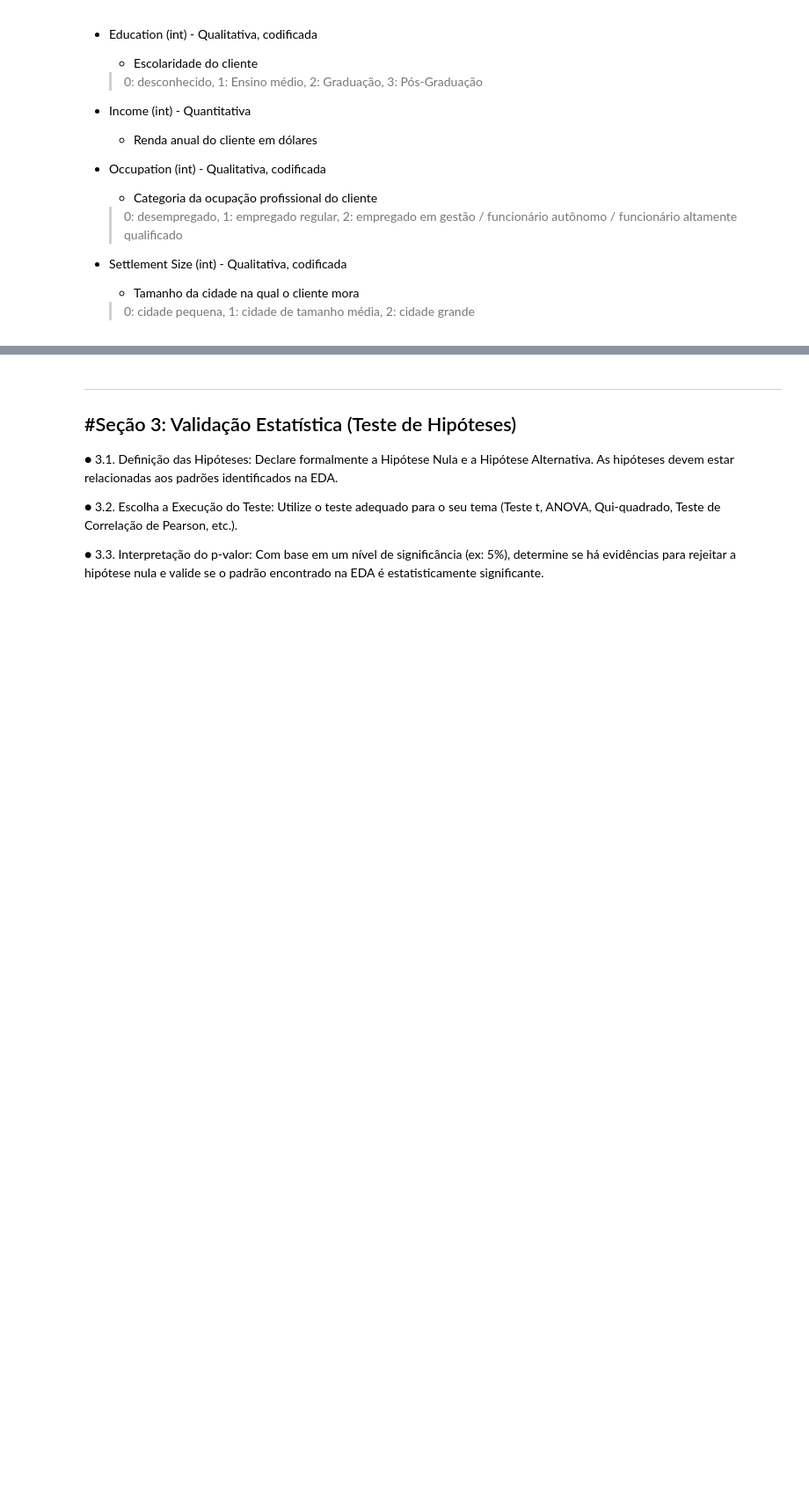
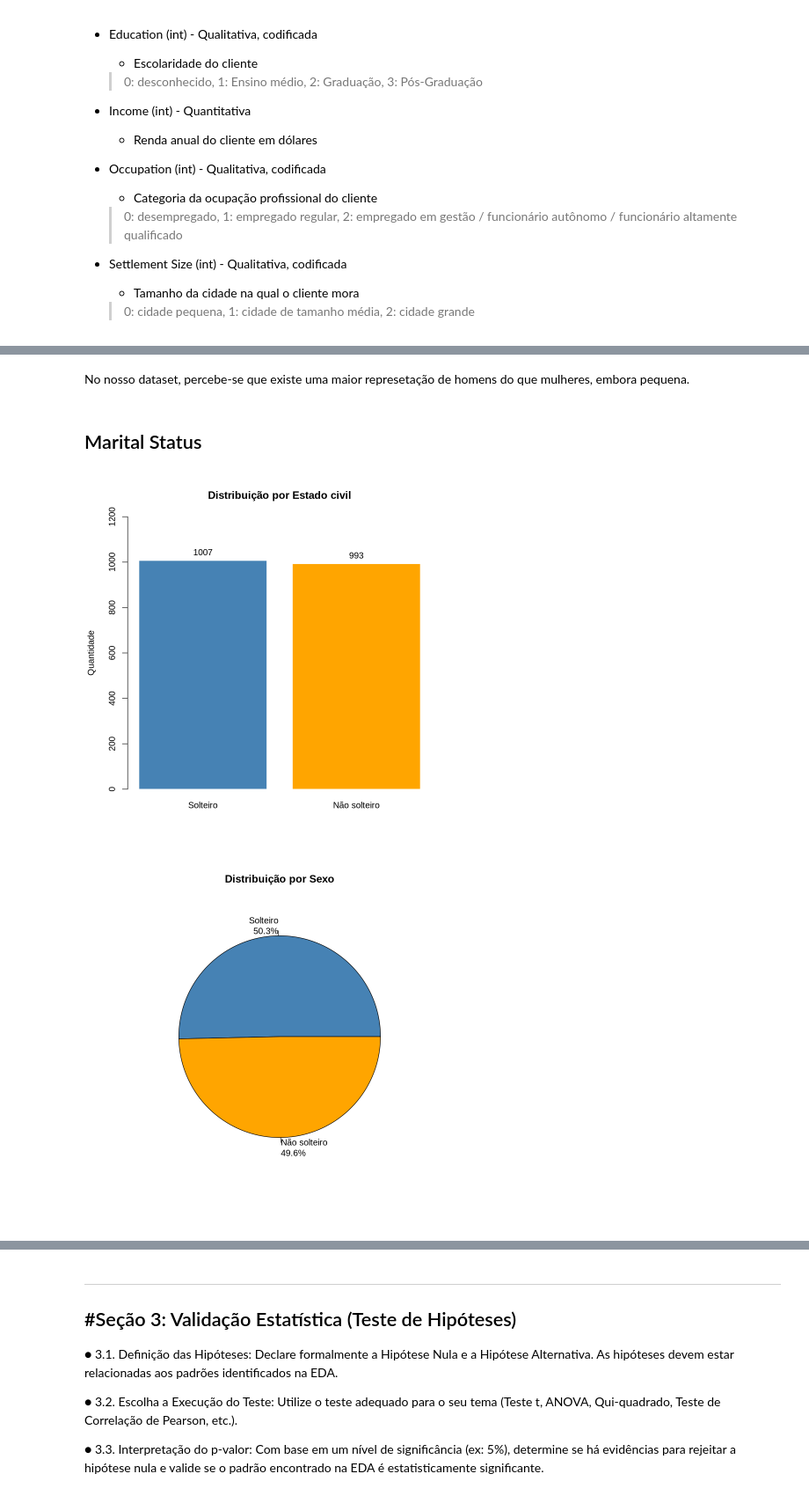
Before and after one commit to ThAlvesM/Kmean_2026-1, a Jupyter notebook: Kmean_2026-1.ipynb, the cells around one changed output, grey strips where cells are left out. Shown at 88% size. Cells and saved outputs as stored; diff of their text form; code cells hidden in the pictures; blank space fills up the shorter version.

Commit message:
Adiciona análise de colunas Sex, Marital e Age

```diff
--- a/Kmean_2026-1.ipynb
+++ b/Kmean_2026-1.ipynb
@@ -151,0 +242,38 @@ cat("-------------------------------------------------\n")
+# %% [markdown]
+No nosso dataset, percebe-se que existe uma maior represetação de homens do que mulheres, embora pequena.
+# %% [markdown]
+## Marital Status
+# %%
+par(bg = "white")
+
+Marital_var <- table(dataset_sem_id$Marital.status)
+
+bp <- barplot(
+    Marital_var,
+    names.arg = c("Solteiro", "Não solteiro"),
+    main = "Distribuição por Estado civil",
+    ylab = "Quantidade",
+    col = c("steelblue", "orange"),
+    border = "white",
+    ylim = c(0, 1200)
+)
+
+text(bp, contagem, labels = Marital_var, pos = 3)
+
+contagem <- table(dataset_sem_id$Marital.status)
+
+pizza <- pie(
+    Marital_var,
+    main = "Distribuição por Sexo",
+    labels = paste0(
+        c("Solteiro", "Não solteiro"),
+        "\n",
+        round(contagem / sum(contagem) * 100, 1),
+        "%"
+    ),
+    col = c("steelblue", "orange"),
+
+)
+# %% [output]
+[figure, added]
+[figure, added]
```
Also changed, not shown: parts of 17 cells of this notebook, 1 other file.
